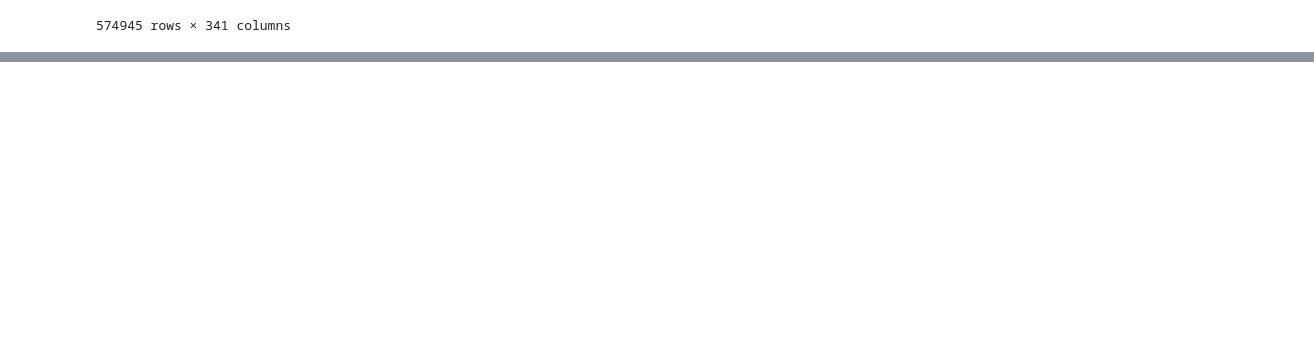
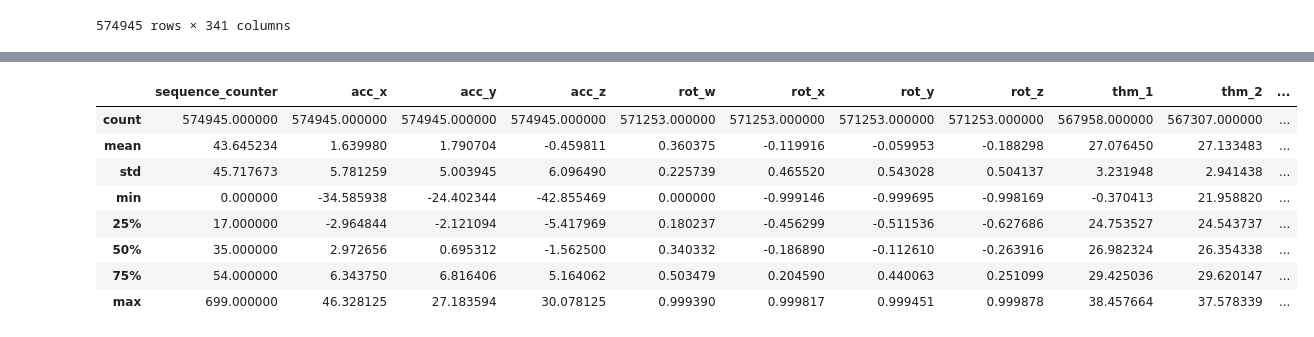
Before and after one commit to greenrey/kaggle, a Jupyter notebook: detect behavior with sensor data/detect_behavior_with_sensor_data.ipynb, the cells around one changed output, grey strips where cells are left out. Saved outputs shown, nothing was run; the diff lists cells and outputs as text; code cells hidden in the pictures; blank space fills up the shorter version.

```diff
--- a/detect behavior with sensor data/detect_behavior_with_sensor_data.ipynb
+++ b/detect behavior with sensor data/detect_behavior_with_sensor_data.ipynb
@@ -7,6 +7,7 @@ import matplotlib.pyplot as plt
 import seaborn as sns
 
 sns.set_palette('Set2')
+pd.set_option('display.max_columns', None)
 # %% [markdown]
 ## Demographics Data
 # %%
@@ -161,0 +160,13 @@ memory usage: 1.5+ GB
+# %%
+# descriptive statistics (numeric)
+df.describe()
+# %% [output]
+|  | sequence_counter | acc_x | acc_y | acc_z | rot_w | rot_x | rot_y | rot_z | thm_1 | thm_2 | ... |
+| count | 574945.000000 | 574945.000000 | 574945.000000 | 574945.000000 | 571253.000000 | 571253.000000 | 571253.000000 | 571253.000000 | 567958.000000 | 567307.000000 | ... |
+| mean | 43.645234 | 1.639980 | 1.790704 | -0.459811 | 0.360375 | -0.119916 | -0.059953 | -0.188298 | 27.076450 | 27.133483 | ... |
+| std | 45.717673 | 5.781259 | 5.003945 | 6.096490 | 0.225739 | 0.465520 | 0.543028 | 0.504137 | 3.231948 | 2.941438 | ... |
+| min | 0.000000 | -34.585938 | -24.402344 | -42.855469 | 0.000000 | -0.999146 | -0.999695 | -0.998169 | -0.370413 | 21.958820 | ... |
+| 25% | 17.000000 | -2.964844 | -2.121094 | -5.417969 | 0.180237 | -0.456299 | -0.511536 | -0.627686 | 24.753527 | 24.543737 | ... |
+| 50% | 35.000000 | 2.972656 | 0.695312 | -1.562500 | 0.340332 | -0.186890 | -0.112610 | -0.263916 | 26.982324 | 26.354338 | ... |
+| 75% | 54.000000 | 6.343750 | 6.816406 | 5.164062 | 0.503479 | 0.204590 | 0.440063 | 0.251099 | 29.425036 | 29.620147 | ... |
+| max | 699.000000 | 46.328125 | 27.183594 | 30.078125 | 0.999390 | 0.999817 | 0.999451 | 0.999878 | 38.457664 | 37.578339 | ... |
```
Also changed, not shown: parts of 16 cells of this notebook.
